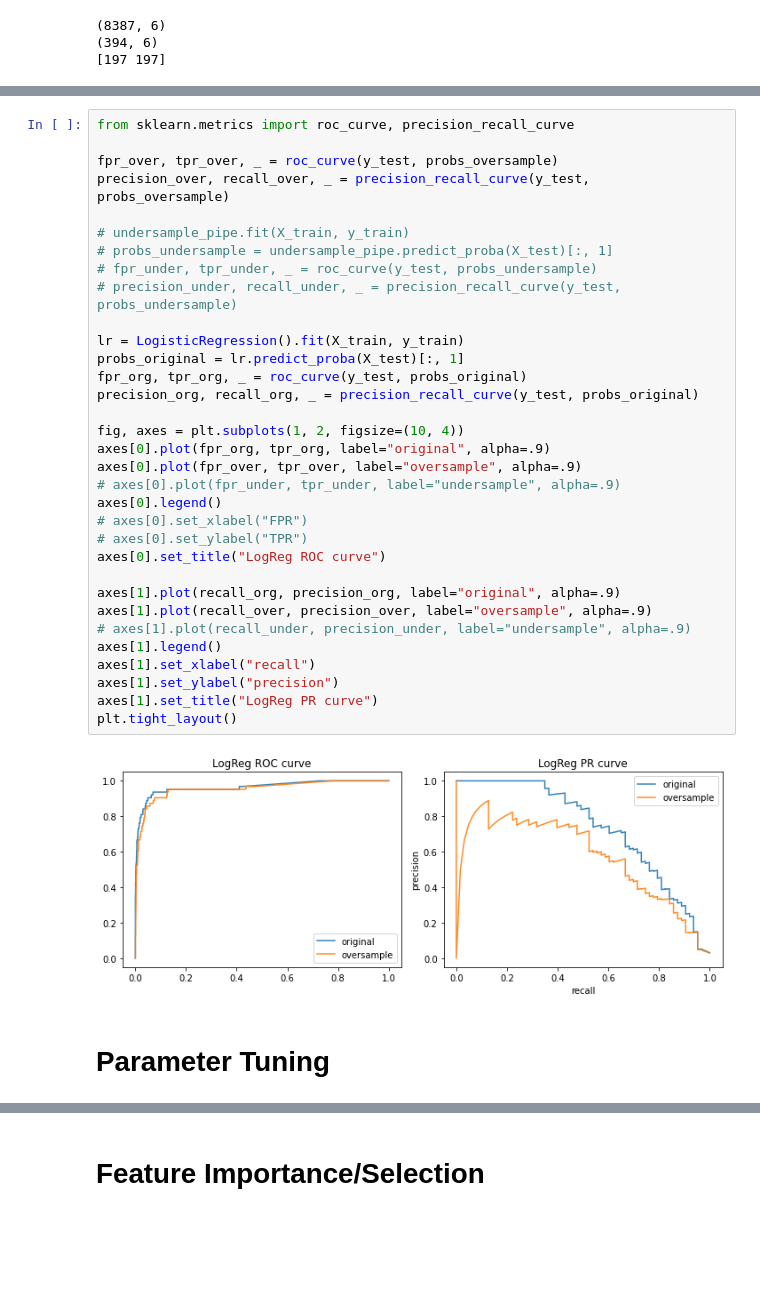
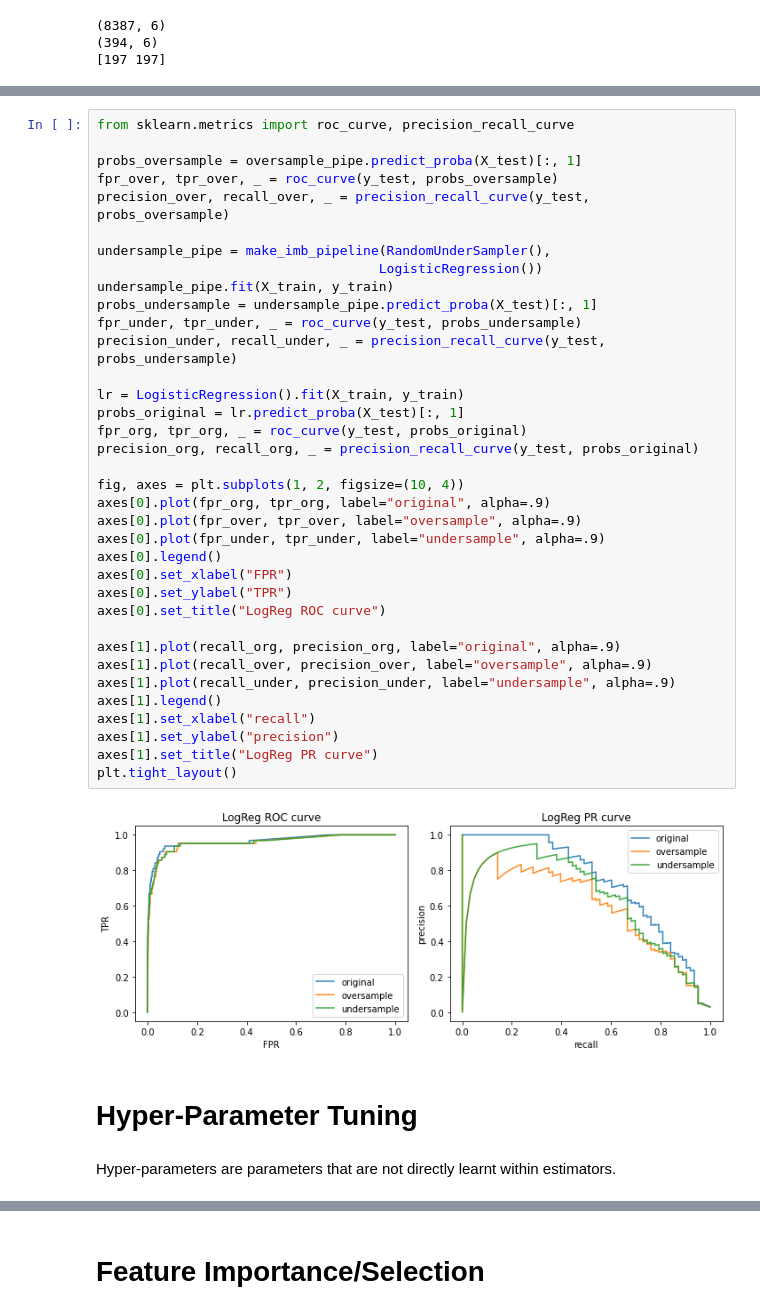
Before and after one commit to Amirosimani/Machine_Learning_Pratt, a Jupyter notebook: labs/lab_08.ipynb, the cells around one changed output, grey strips where cells are left out. Drawn from its saved outputs; the diff is of its cells as text; blank space fills up the shorter version.

```diff
--- a/labs/lab_08.ipynb
+++ b/labs/lab_08.ipynb
@@ -222,37 +234,42 @@ weighted avg       0.98      0.88      0.92      2796
 # %%
 from sklearn.metrics import roc_curve, precision_recall_curve
 
+probs_oversample = oversample_pipe.predict_proba(X_test)[:, 1]
 fpr_over, tpr_over, _ = roc_curve(y_test, probs_oversample)
 precision_over, recall_over, _ = precision_recall_curve(y_test, probs_oversample)
 
-# undersample_pipe.fit(X_train, y_train)
-# probs_undersample = undersample_pipe.predict_proba(X_test)[:, 1]
-# fpr_under, tpr_under, _ = roc_curve(y_test, probs_undersample)
-# precision_under, recall_under, _ = precision_recall_curve(y_test, probs_undersample)
+undersample_pipe = make_imb_pipeline(RandomUnderSampler(),
+                                    LogisticRegression())
+undersample_pipe.fit(X_train, y_train)
+probs_undersample = undersample_pipe.predict_proba(X_test)[:, 1]
+fpr_under, tpr_under, _ = roc_curve(y_test, probs_undersample)
+precision_under, recall_under, _ = precision_recall_curve(y_test, probs_undersample)
 
 lr = LogisticRegression().fit(X_train, y_train)
 probs_original = lr.predict_proba(X_test)[:, 1]
 fpr_org, tpr_org, _ = roc_curve(y_test, probs_original)
 precision_org, recall_org, _ = precision_recall_curve(y_test, probs_original)
 
 fig, axes = plt.subplots(1, 2, figsize=(10, 4))
 axes[0].plot(fpr_org, tpr_org, label="original", alpha=.9)
 axes[0].plot(fpr_over, tpr_over, label="oversample", alpha=.9)
-# axes[0].plot(fpr_under, tpr_under, label="undersample", alpha=.9)
+axes[0].plot(fpr_under, tpr_under, label="undersample", alpha=.9)
 axes[0].legend()
-# axes[0].set_xlabel("FPR")
-# axes[0].set_ylabel("TPR")
+axes[0].set_xlabel("FPR")
+axes[0].set_ylabel("TPR")
 axes[0].set_title("LogReg ROC curve")
 
 axes[1].plot(recall_org, precision_org, label="original", alpha=.9)
 axes[1].plot(recall_over, precision_over, label="oversample", alpha=.9)
-# axes[1].plot(recall_under, precision_under, label="undersample", alpha=.9)
+axes[1].plot(recall_under, precision_under, label="undersample", alpha=.9)
 axes[1].legend()
 axes[1].set_xlabel("recall")
 axes[1].set_ylabel("precision")
 axes[1].set_title("LogReg PR curve")
 plt.tight_layout()
 # %% [output]
-[figure, old version]
+[figure, new version]
 # %% [markdown]
-# Parameter Tuning
+# Hyper-Parameter Tuning
+# %% [markdown]
+Hyper-parameters are parameters that are not directly learnt within estimators.
```
Also changed, not shown: parts of 20 cells of this notebook.
